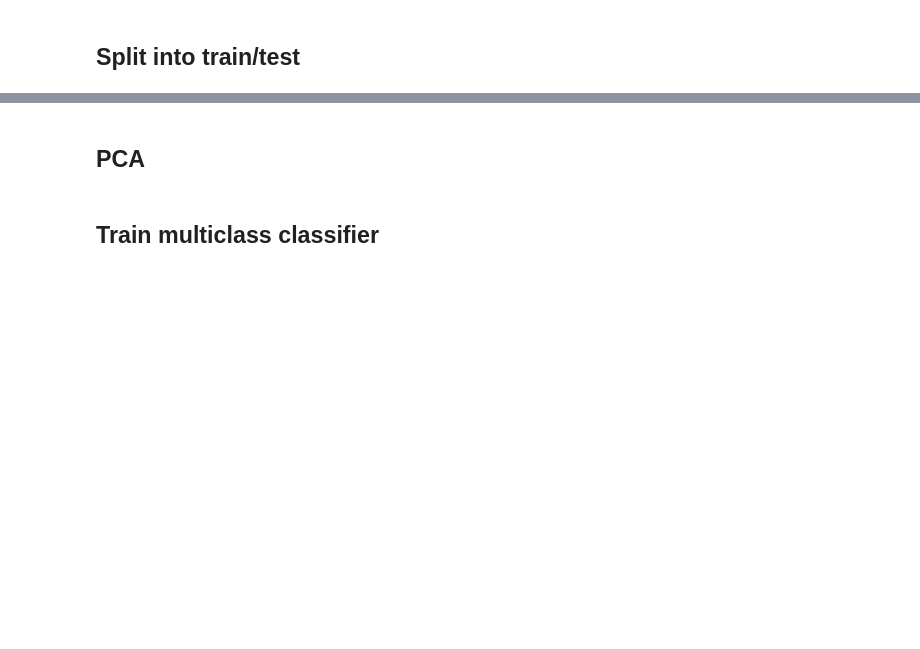
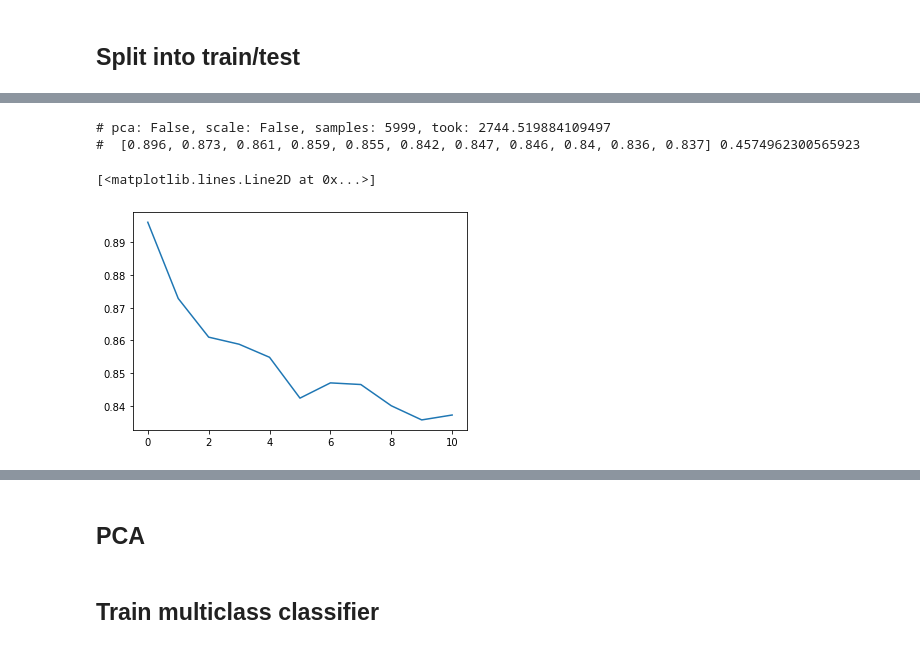
Before and after one commit to cacerca1/ImageSearch, a Jupyter notebook: Local_testing.ipynb, the cells around one changed output, grey strips where cells are left out. Saved outputs shown, nothing was run; the diff lists cells and outputs as text; code cells hidden in the pictures; blank space fills up the shorter version.

```diff
--- a/Local_testing.ipynb
+++ b/Local_testing.ipynb
@@ -415,0 +452,76 @@ train_features.shape, test_features.shape
+# %%
+k = 11
+ts = time.time()
+acc, mistakes = calculate_accuracy(train_filenames, test_filenames, k=11, test_time_aug=test_time_aug)
+ttime = time.time() - ts
+if use_pca:
+    p = pca_n_components
+else:
+    p = use_pca
+print('# pca: {}, scale: {}, samples: {}, took: {}'.format(p, scale, acc.shape[0], ttime))
+
+# Resnet50:
+    # scale: False
+        # pca: False, scale: False, samples: 5999, took: 983.103
+        # [0.90, 0.88, 0.864, 0.854, 0.855, 0.847, 0.846, 0.839, 0.84, 0.84, 0.84]
+
+        # pca: 1000, scale: False, samples: 5999, took: 481.2866554260254
+        # [0.902, 0.882, 0.864, 0.854, 0.856, 0.847, 0.841, 0.843, 0.842, 0.838, 0.842]
+
+        # pca: 500, scale: False, samples: 5999, took: 242.25196051597595
+        # [0.901,0.883,0.869,,0.852, 0.855,,0.85,0.842, 0.844, 0.844,  0.837, 0.839]
+
+        # pca: 100, scale: False, samples: 5999, took: 102.55768990516663
+        # [0.9, 0.874, 0.867, 0.858, 0.845, 0.850, 0.846, 0.844, 0.84, 0.842, 0.835]
+
+    # scale: MinMax
+        # pca: False, scale: minmax, samples: 5999, took: 989.081835269928
+        #  [0.899, 0.876, 0.86, 0.861, 0.853, 0.844, 0.843, 0.834, 0.841, 0.836, 0.833] 0.16487445162025804
+
+        # pca: 1000, scale: minmax, samples: 5999, took: 478.40618443489075
+        # [0.9, 0.873, 0.86, 0.863, 0.854, 0.847, 0.845, 0.838, 0.842, 0.835, 0.835] 0.07974765534837319
+
+        # pca: 100, scale: minmax, samples: 5999, took: 101.44189739227295
+        #  [0.892, 0.871, 0.867, 0.86, 0.853, 0.848, 0.846, 0.84, 0.834, 0.833, 0.836] 0.016909801198911976
+
+        # pca: 50, scale: minmax, samples: 5999, took: 82.11926007270813
+        #  [0.887, 0.868, 0.866, 0.854, 0.848, 0.842, 0.839, 0.834, 0.834, 0.83, 0.835] 0.013688824816254065
+
+        # pca: 10, scale: minmax, samples: 5999, took: 71.63585662841797
+        #  [0.831, 0.821, 0.818, 0.801, 0.795, 0.802, 0.796, 0.788, 0.784, 0.787, 0.794] 0.011941299654678775
+
+        # pca: 2, scale: minmax, samples: 5999, took: 68.28643941879272
+        #  [0.462, 0.464, 0.461, 0.464, 0.456, 0.457, 0.463, 0.468, 0.459, 0.459, 0.454] 0.011382970398198487
+
+    # scale: Standard
+        # pca: False, scale: standard, samples: 5999, took: 974.3976526260376
+        #  [0.89, 0.868, 0.852, 0.848, 0.845, 0.842, 0.83, 0.832, 0.828, 0.829, 0.823] 0.16242667988432033
+
+# Resnet101:
+    # pca: 1000, scale: False, samples: 5999, took: 523.0417103767395
+    #  [0.874, 0.857, 0.839, 0.835, 0.825, 0.822, 0.814, 0.808, 0.806, 0.801, 0.796] 0.08718814975441565
+
+# resnet18 512
+    # pca: False, scale: False, samples: 5999, took: 208.6509552001953
+    #  [0.89, 0.868, 0.856, 0.851, 0.84, 0.831, 0.829, 0.822, 0.826, 0.816, 0.813] 0.03478095602603689
+
+# resnet18 512, Rotation augmentation
+    # pca: False, scale: False, samples: 5999, took: 239.15582919120789
+    #  [0.938, 0.923, 0.914, 0.896, 0.896, 0.886, 0.884, 0.88, 0.878, 0.87, 0.869] 0.03986594919006633
+
+# resnet18, test time aug
+    # pca: False, scale: False, samples: 5999, took: 635.116785287857
+    #  [0.887, 0.866, 0.853, 0.846, 0.842, 0.833, 0.83, 0.83, 0.826, 0.828, 0.816] 0.10587044262174647
+
+# resnet50, test time aug
+    # pca: False, scale: False, samples: 5999, took: 2744.519884109497
+    #  [0.896, 0.873, 0.861, 0.859, 0.855, 0.842, 0.847, 0.846, 0.84, 0.836, 0.837] 0.4574962300565923
+
+ksum = acc.sum(0)/acc.shape[0]
+print('# ', [round(x, 3) for x in ksum], ttime/(acc.shape[0]))
+plt.plot(ksum)
+# %% [output]
+# pca: False, scale: False, samples: 5999, took: 2744.519884109497
+#  [0.896, 0.873, 0.861, 0.859, 0.855, 0.842, 0.847, 0.846, 0.84, 0.836, 0.837] 0.4574962300565923
+[<matplotlib.lines.Line2D at 0x...>]
+[figure, added]
```
Also changed, not shown: parts of 109 cells of this notebook, 6 other files.
